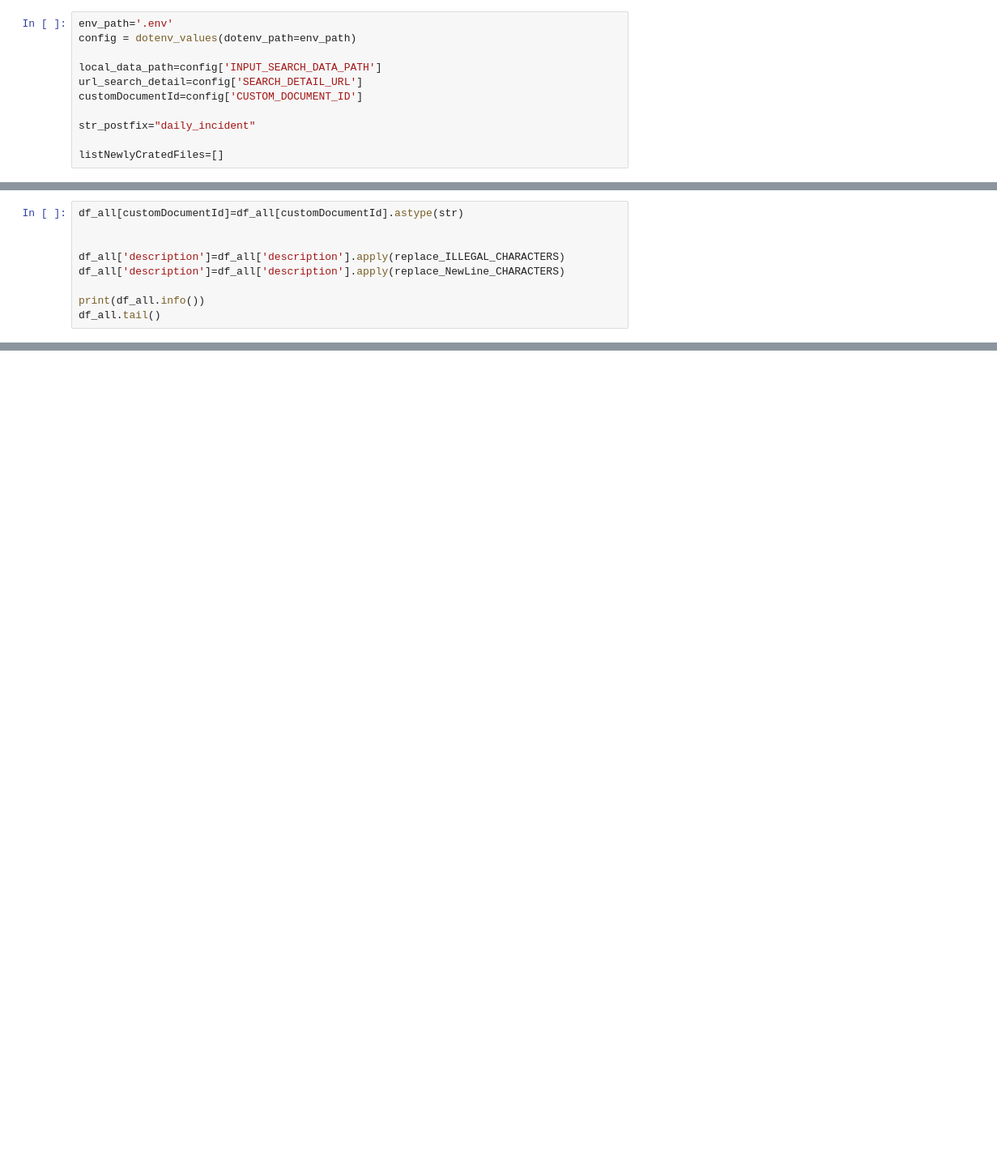
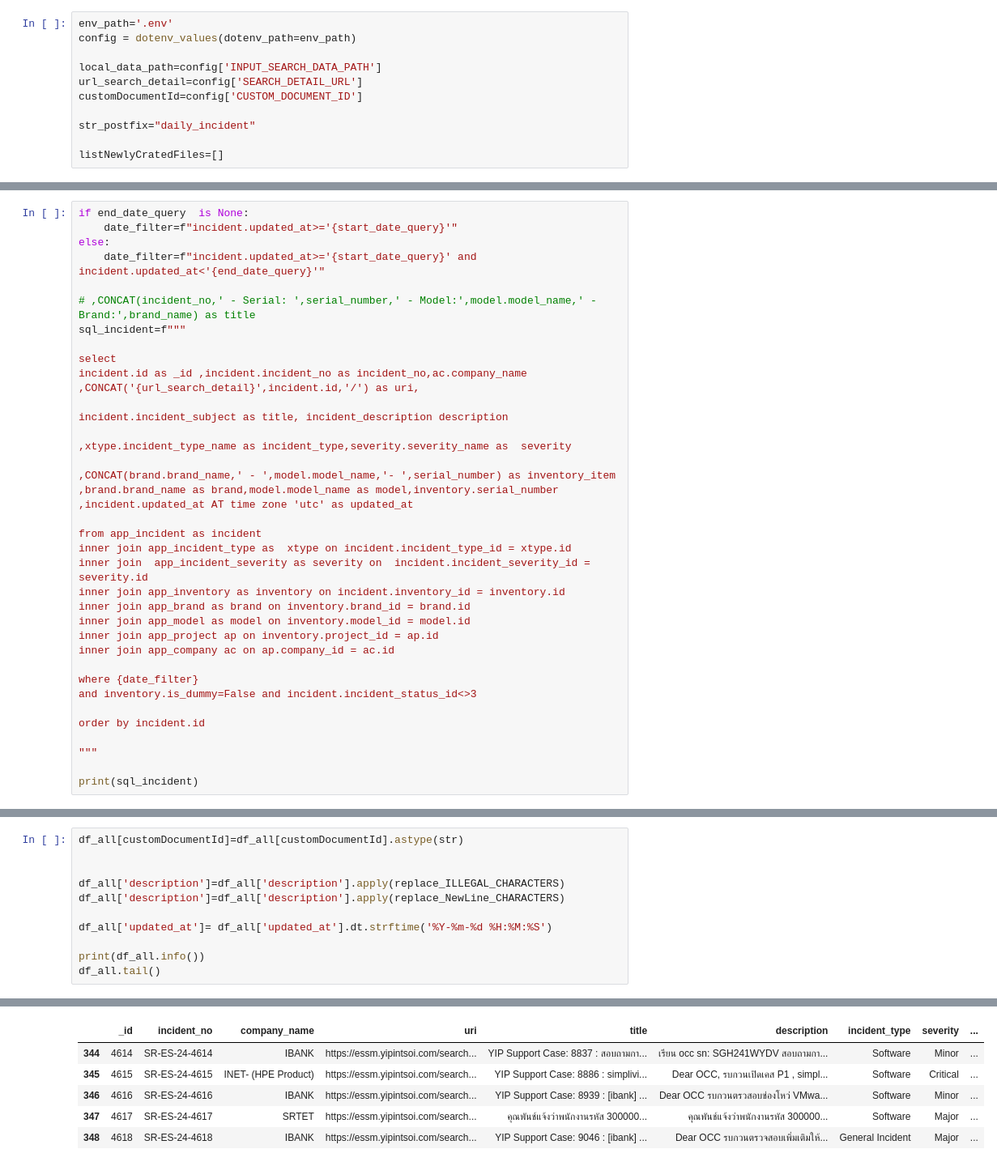
Before and after one commit to technqvi/SMartSearch-Summarization, a Jupyter notebook: CreateIncidentJsonForSearch.ipynb, the cells around one changed output, grey strips where cells are left out. Shown: that part at 81% size. Saved outputs shown, nothing was run; the diff lists cells and outputs as text; blank space fills up the shorter version.

```diff
--- a/CreateIncidentJsonForSearch.ipynb
+++ b/CreateIncidentJsonForSearch.ipynb
@@ -69,3 +72,41 @@ def list_data(sql,params,connection):
     dataList = [dict(zip(columns, row)) for row in cursor.fetchall()]
     df = pd.DataFrame(data=dataList)
  return df
+# %%
+if end_date_query  is None:
+    date_filter=f"incident.updated_at>='{start_date_query}'"
+else:
+    date_filter=f"incident.updated_at>='{start_date_query}' and incident.updated_at<'{end_date_query}'"
+
+# ,CONCAT(incident_no,' - Serial: ',serial_number,' - Model:',model.model_name,' - Brand:',brand_name) as title
+sql_incident=f"""
+
+select
+incident.id as _id ,incident.incident_no as incident_no,ac.company_name
+,CONCAT('{url_search_detail}',incident.id,'/') as uri,
+
+incident.incident_subject as title, incident_description description
+
+,xtype.incident_type_name as incident_type,severity.severity_name as  severity
+
+,CONCAT(brand.brand_name,' - ',model.model_name,'- ',serial_number) as inventory_item
+,brand.brand_name as brand,model.model_name as model,inventory.serial_number
+,incident.updated_at AT time zone 'utc' as updated_at
+
+from app_incident as incident
+inner join app_incident_type as  xtype on incident.incident_type_id = xtype.id
+inner join  app_incident_severity as severity on  incident.incident_severity_id = severity.id
+inner join app_inventory as inventory on incident.inventory_id = inventory.id
+inner join app_brand as brand on inventory.brand_id = brand.id
+inner join app_model as model on inventory.model_id = model.id
+inner join app_project ap on inventory.project_id = ap.id
+inner join app_company ac on ap.company_id = ac.id
+
+where {date_filter}
+and inventory.is_dummy=False and incident.incident_status_id<>3
+
+order by incident.id
+
+"""
+
+print(sql_incident)
@@ -102,5 +169,8 @@ df_all[customDocumentId]=df_all[customDocumentId].astype(str)
 df_all['description']=df_all['description'].apply(replace_ILLEGAL_CHARACTERS)
 df_all['description']=df_all['description'].apply(replace_NewLine_CHARACTERS)
 
+df_all['updated_at']= df_all['updated_at'].dt.strftime('%Y-%m-%d %H:%M:%S')
+
 print(df_all.info())
 df_all.tail()
+# %% [output]
@@ -107,3 +194,9 @@ df_all.tail()
+|  | _id | incident_no | company_name | uri | title | description | incident_type | severity | ... |
+| 344 | 4614 | SR-ES-24-4614 | IBANK | https://essm.yipintsoi.com/search... | YIP Support Case: 8837 : สอบถามกา... | เรียน occ sn: SGH241WYDV สอบถามกา... | Software | Minor | ... |
+| 345 | 4615 | SR-ES-24-4615 | INET- (HPE Product) | https://essm.yipintsoi.com/search... | YIP Support Case: 8886 : simplivi... | Dear OCC, รบกวนเปิดเคส P1 , simpl... | Software | Critical | ... |
+| 346 | 4616 | SR-ES-24-4616 | IBANK | https://essm.yipintsoi.com/search... | YIP Support Case: 8939 : [ibank] ... | Dear OCC รบกวนตรวสอบช่องโหว่ VMwa... | Software | Minor | ... |
+| 347 | 4617 | SR-ES-24-4617 | SRTET | https://essm.yipintsoi.com/search... | คุณพันช์แจ้งว่าพนักงานรหัส 300000... | คุณพันช์แจ้งว่าพนักงานรหัส 300000... | Software | Major | ... |
+| 348 | 4618 | SR-ES-24-4618 | IBANK | https://essm.yipintsoi.com/search... | YIP Support Case: 9046 : [ibank] ... | Dear OCC รบกวนตรวจสอบเพิ่มเติมให้... | General Incident | Major | ... |
 # %%
 # write json file/dataframe
 file_name=f"{str_date_imported}-{str_postfix}.ndjson"
```
Also changed, not shown: parts of 7 cells of this notebook, 5 other files.
